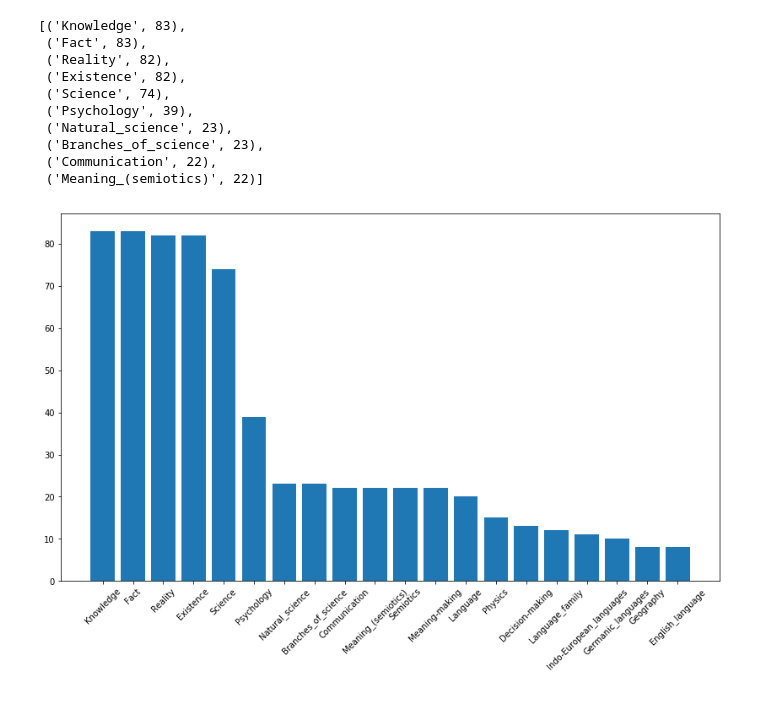
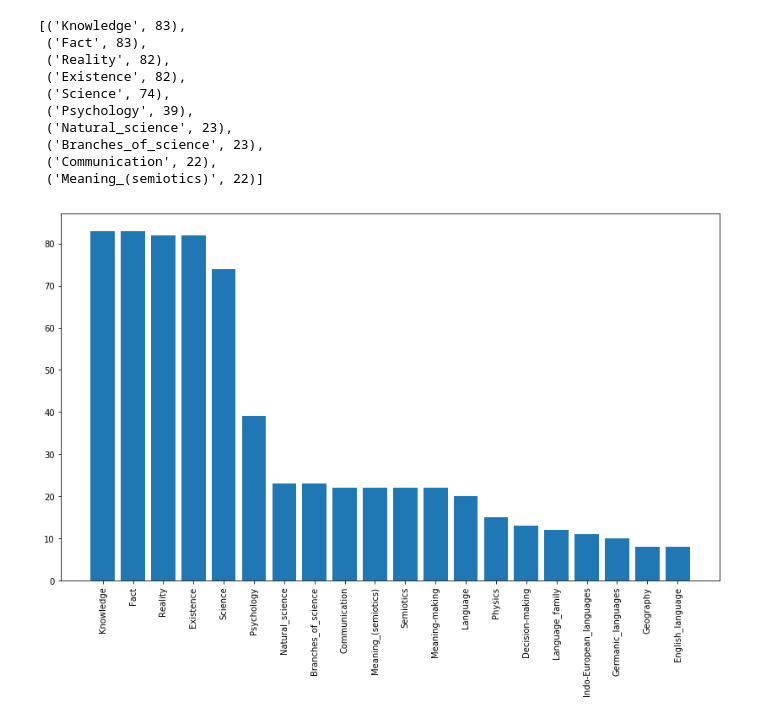
Before and after one commit to AnaMakarevich/DAND, a Jupyter notebook: Wikipedia Lab.ipynb, the cells around one changed output. Saved outputs shown, nothing was run; the diff lists cells and outputs as text; code cells hidden in the pictures.

```diff
--- a/Wikipedia Lab.ipynb
+++ b/Wikipedia Lab.ipynb
@@ -226,9 +226,9 @@ x, y = zip(*word_counts)
 # %%
 fig = plt.figure(figsize=(14, 8))
 ax = fig.add_subplot(111)
 rects1 = ax.bar(x, y, align = 'center')
 ax.set_xticks(x)
-ax.set_xticklabels(x, rotation=45 )
+ax.set_xticklabels(x, rotation=90)
 plt.show()
 # %% [output]
-[figure, old version]
+[figure, new version]
```
